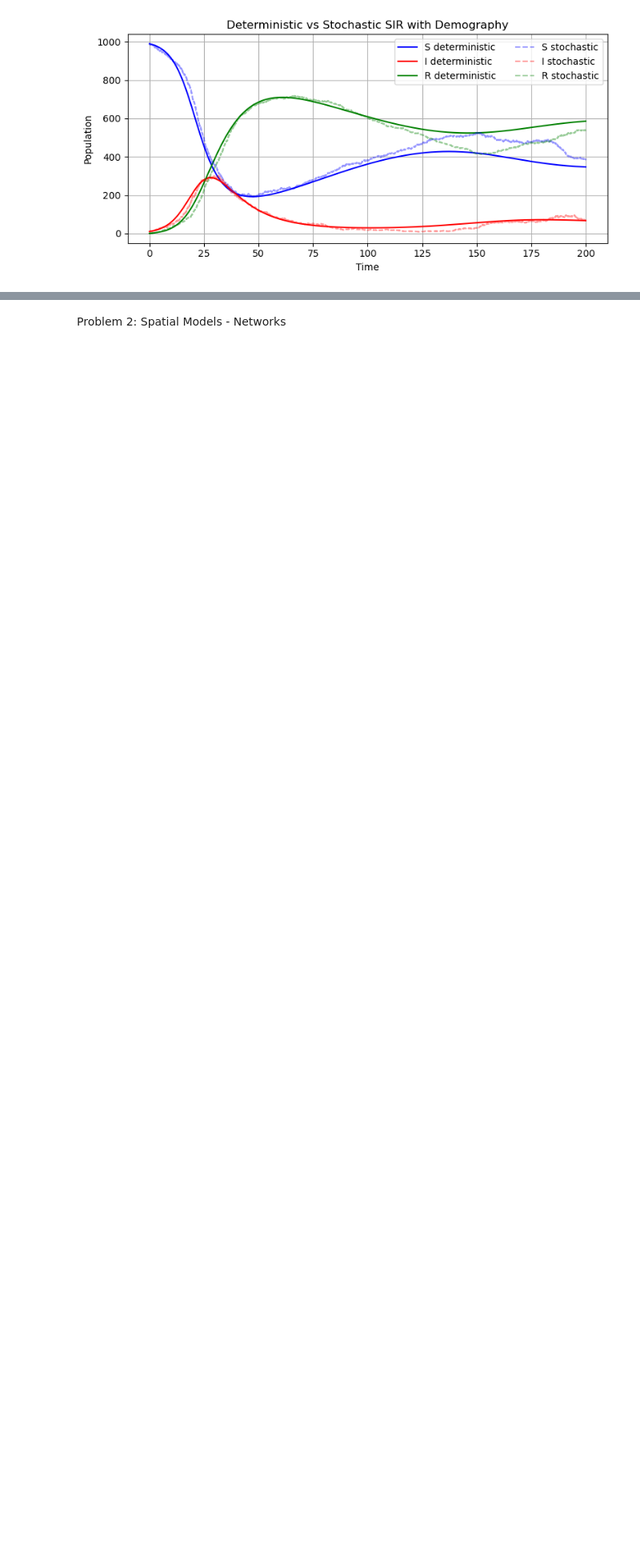
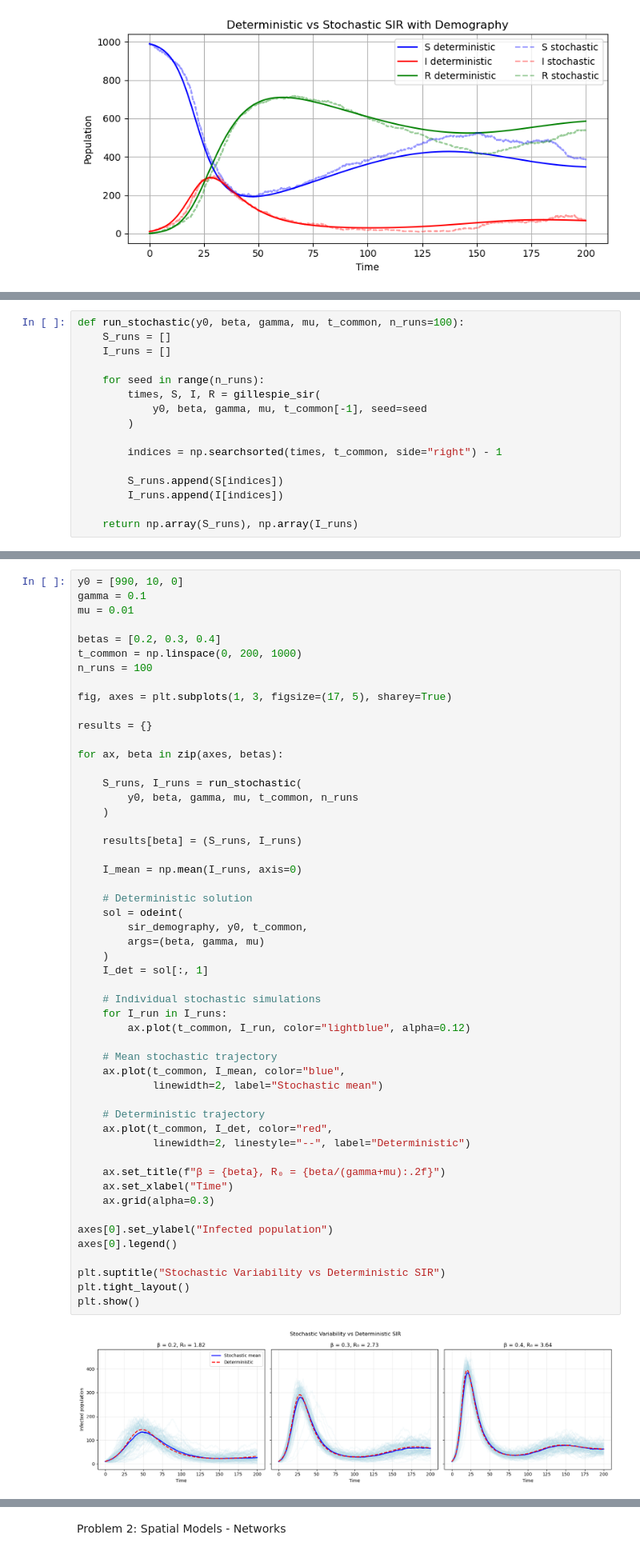
Before and after one commit to lydiashumskaya/assignment-2-stochastic-and-spatial-models, a Jupyter notebook: assigment-2.ipynb, the cells around one changed output, grey strips where cells are left out. Shown at 80% size. Drawn from its saved outputs; the diff is of its cells as text; blank space fills up the shorter version.

```diff
--- a/assigment-2.ipynb
+++ b/assigment-2.ipynb
@@ -166,0 +177,16 @@ plt.show()
+# %%
+def run_stochastic(y0, beta, gamma, mu, t_common, n_runs=100):
+    S_runs = []
+    I_runs = []
+
+    for seed in range(n_runs):
+        times, S, I, R = gillespie_sir(
+            y0, beta, gamma, mu, t_common[-1], seed=seed
+        )
+
+        indices = np.searchsorted(times, t_common, side="right") - 1
+
+        S_runs.append(S[indices])
+        I_runs.append(I[indices])
+
+    return np.array(S_runs), np.array(I_runs)
@@ -166,0 +249,54 @@ plt.show()
+# %%
+y0 = [990, 10, 0]
+gamma = 0.1
+mu = 0.01
+
+betas = [0.2, 0.3, 0.4]
+t_common = np.linspace(0, 200, 1000)
+n_runs = 100
+
+fig, axes = plt.subplots(1, 3, figsize=(17, 5), sharey=True)
+
+results = {}
+
+for ax, beta in zip(axes, betas):
+
+    S_runs, I_runs = run_stochastic(
+        y0, beta, gamma, mu, t_common, n_runs
+    )
+
+    results[beta] = (S_runs, I_runs)
+
+    I_mean = np.mean(I_runs, axis=0)
+
+    # Deterministic solution
+    sol = odeint(
+        sir_demography, y0, t_common,
+        args=(beta, gamma, mu)
+    )
+    I_det = sol[:, 1]
+
+    # Individual stochastic simulations
+    for I_run in I_runs:
+        ax.plot(t_common, I_run, color="lightblue", alpha=0.12)
+
+    # Mean stochastic trajectory
+    ax.plot(t_common, I_mean, color="blue",
+            linewidth=2, label="Stochastic mean")
+
+    # Deterministic trajectory
+    ax.plot(t_common, I_det, color="red",
+            linewidth=2, linestyle="--", label="Deterministic")
+
+    ax.set_title(f"β = {beta}, R₀ = {beta/(gamma+mu):.2f}")
+    ax.set_xlabel("Time")
+    ax.grid(alpha=0.3)
+
+axes[0].set_ylabel("Infected population")
+axes[0].legend()
+
+plt.suptitle("Stochastic Variability vs Deterministic SIR")
+plt.tight_layout()
+plt.show()
+# %% [output]
+[figure, added]
```
Also changed, not shown: parts of 6 cells of this notebook.
